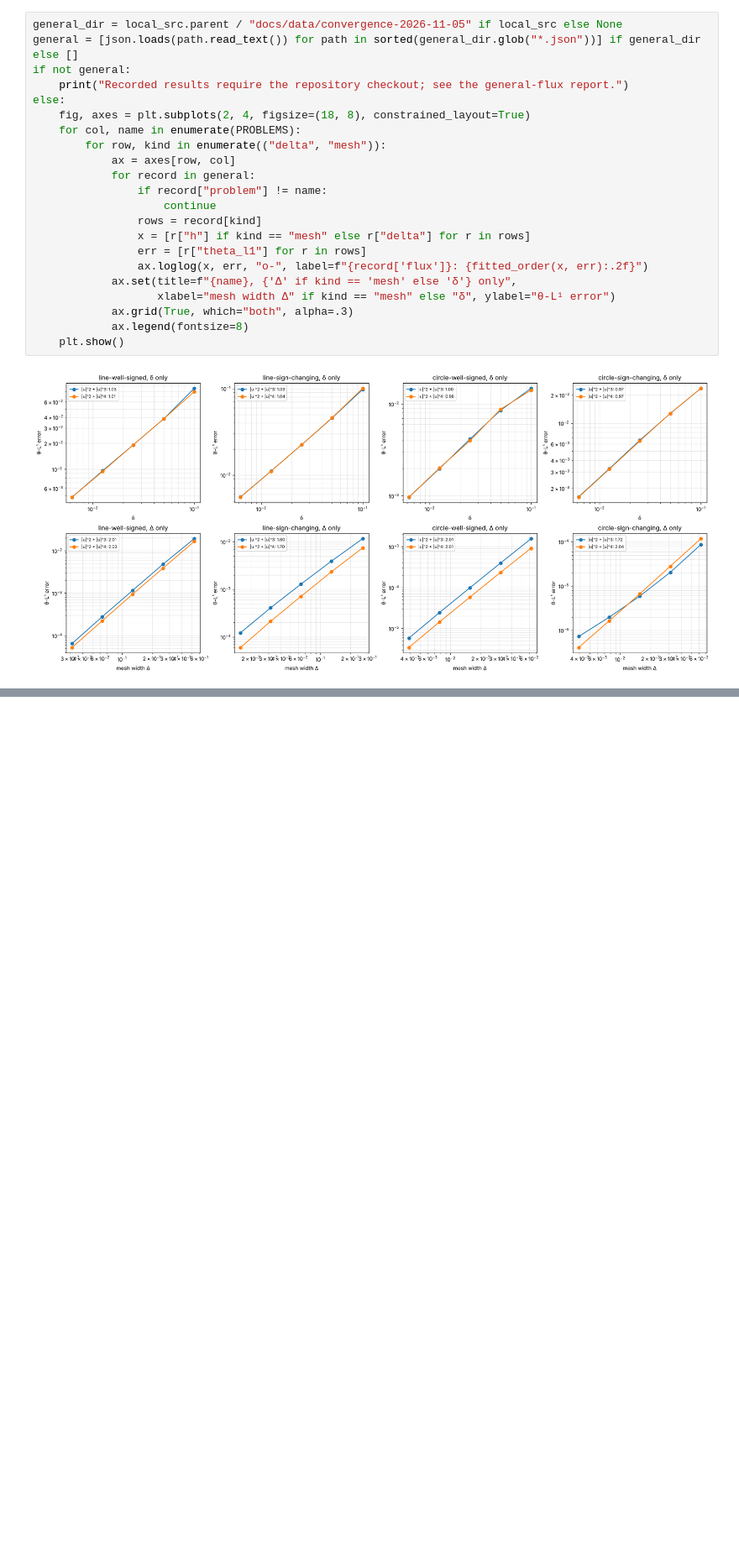
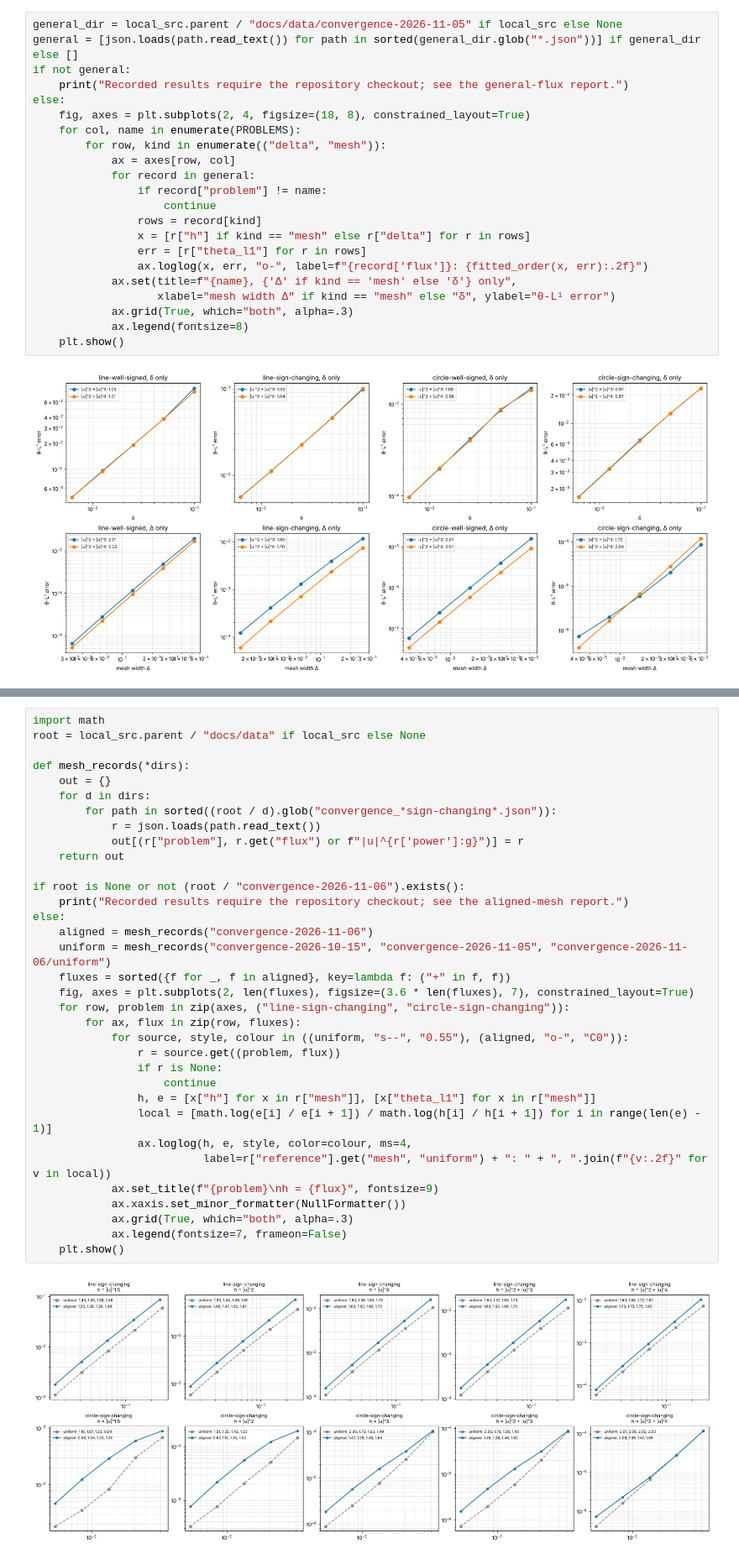
Before and after one commit to parasuramv/heterogeneous-front-tracking, a Jupyter notebook: notebooks/07_convergence.ipynb, the cells around one changed output, grey strips where cells are left out. Shown at 84% size. Saved outputs shown, nothing was run; the diff lists cells and outputs as text; blank space fills up the shorter version.

```diff
--- a/notebooks/07_convergence.ipynb
+++ b/notebooks/07_convergence.ipynb
@@ -165,0 +176,36 @@ else:
+# %%
+import math
+root = local_src.parent / "docs/data" if local_src else None
+
+def mesh_records(*dirs):
+    out = {}
+    for d in dirs:
+        for path in sorted((root / d).glob("convergence_*sign-changing*.json")):
+            r = json.loads(path.read_text())
+            out[(r["problem"], r.get("flux") or f"|u|^{r['power']:g}")] = r
+    return out
+
+if root is None or not (root / "convergence-2026-11-06").exists():
+    print("Recorded results require the repository checkout; see the aligned-mesh report.")
+else:
+    aligned = mesh_records("convergence-2026-11-06")
+    uniform = mesh_records("convergence-2026-10-15", "convergence-2026-11-05", "convergence-2026-11-06/uniform")
+    fluxes = sorted({f for _, f in aligned}, key=lambda f: ("+" in f, f))
+    fig, axes = plt.subplots(2, len(fluxes), figsize=(3.6 * len(fluxes), 7), constrained_layout=True)
+    for row, problem in zip(axes, ("line-sign-changing", "circle-sign-changing")):
+        for ax, flux in zip(row, fluxes):
+            for source, style, colour in ((uniform, "s--", "0.55"), (aligned, "o-", "C0")):
+                r = source.get((problem, flux))
+                if r is None:
+                    continue
+                h, e = [x["h"] for x in r["mesh"]], [x["theta_l1"] for x in r["mesh"]]
+                local = [math.log(e[i] / e[i + 1]) / math.log(h[i] / h[i + 1]) for i in range(len(e) - 1)]
+                ax.loglog(h, e, style, color=colour, ms=4,
+                          label=r["reference"].get("mesh", "uniform") + ": " + ", ".join(f"{v:.2f}" for v in local))
+            ax.set_title(f"{problem}\nh = {flux}", fontsize=9)
+            ax.xaxis.set_minor_formatter(NullFormatter())
+            ax.grid(True, which="both", alpha=.3)
+            ax.legend(fontsize=7, frameon=False)
+    plt.show()
+# %% [output]
+[figure, added]
```
Also changed, not shown: parts of 3 cells of this notebook, 29 other files.
